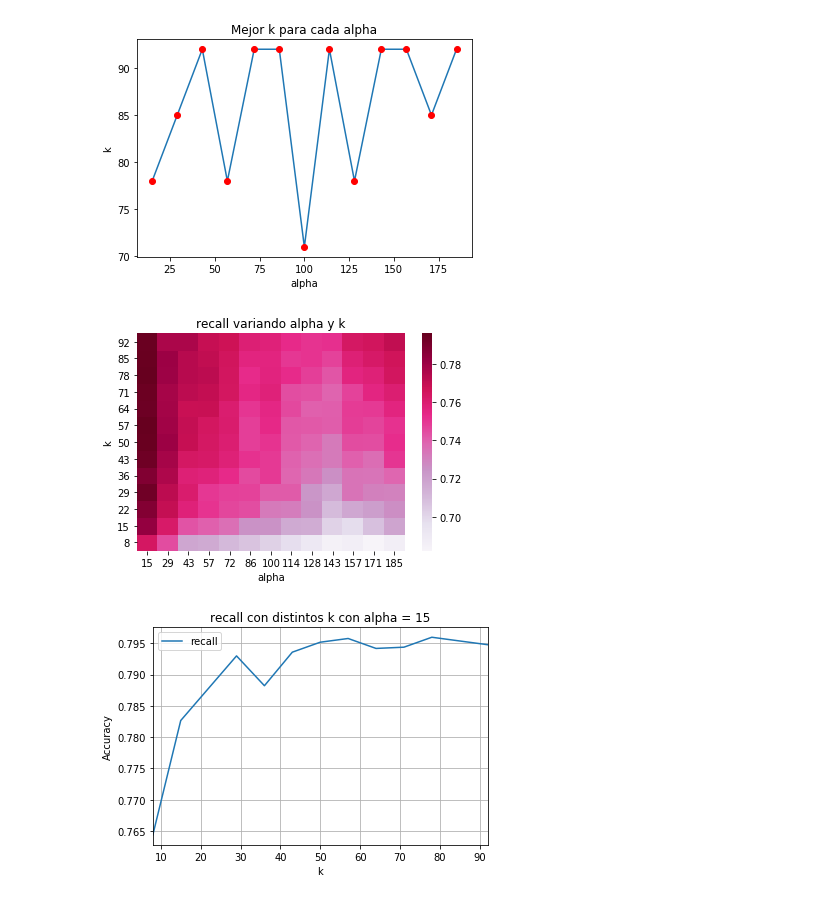
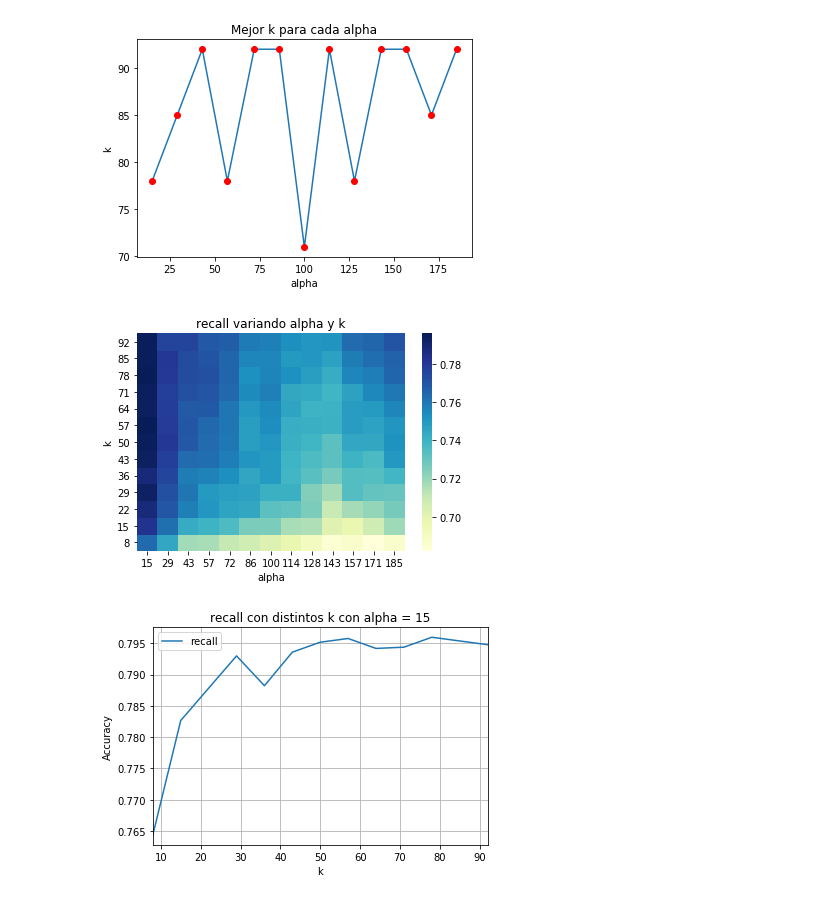
Before and after one commit to ABorgna/metnum, a Jupyter notebook: tp2/exp/graf-k-vs-alpha-vs-accuracy.ipynb, the cells around one changed output. Cells and saved outputs as stored; diff of their text form; code cells hidden in the pictures.

```diff
--- a/tp2/exp/graf-k-vs-alpha-vs-accuracy.ipynb
+++ b/tp2/exp/graf-k-vs-alpha-vs-accuracy.ipynb
@@ -107,19 +107,19 @@ plt.show()
 # %%
 df = pd.read_csv('./tiempos_variando_alpha_k1_200_1_100.csv', sep=',', engine='python')
 # print(df)
 
 cant_nodos = df["recall"]
 df["alpha"] = np.around(df["alpha"], decimals=0)
-ax = sns.heatmap(data = df.groupby(['k','alpha'], as_index=False).mean().pivot('k','alpha', 'recall'),cmap="PuRd")
+ax = sns.heatmap(data = df.groupby(['k','alpha'], as_index=False).mean().pivot('k','alpha', 'recall'),cmap="YlGnBu")
 ax.set_title("recall variando alpha y k".format(df["recall"]))
 ax.invert_yaxis()
 ax.set_yticklabels(ax.get_yticklabels(), rotation = 0)
 plt.xlabel(r'alpha')
 plt.ylabel(r'k')
 plt.savefig('img/recall-variando-alpha-k.png')
 plt.show()
 # %% [output]
-[figure, old version]
+[figure, new version]
 # %%
 df1 = pd.read_csv('./tiempos_variando_alpha_k1_200_1_100.csv', sep=',', engine='python')
 df = df1.loc[df1['alpha'] == 15]
```
Also changed, not shown: parts of 1 cell of this notebook, 2 other files.
